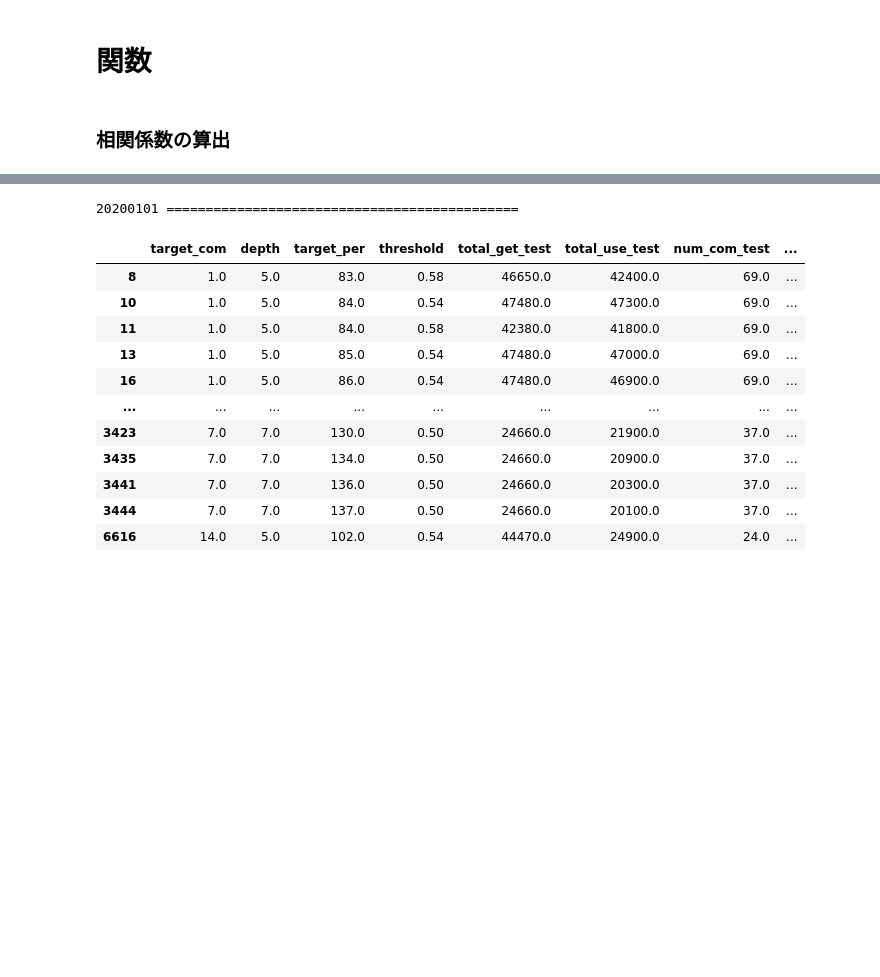
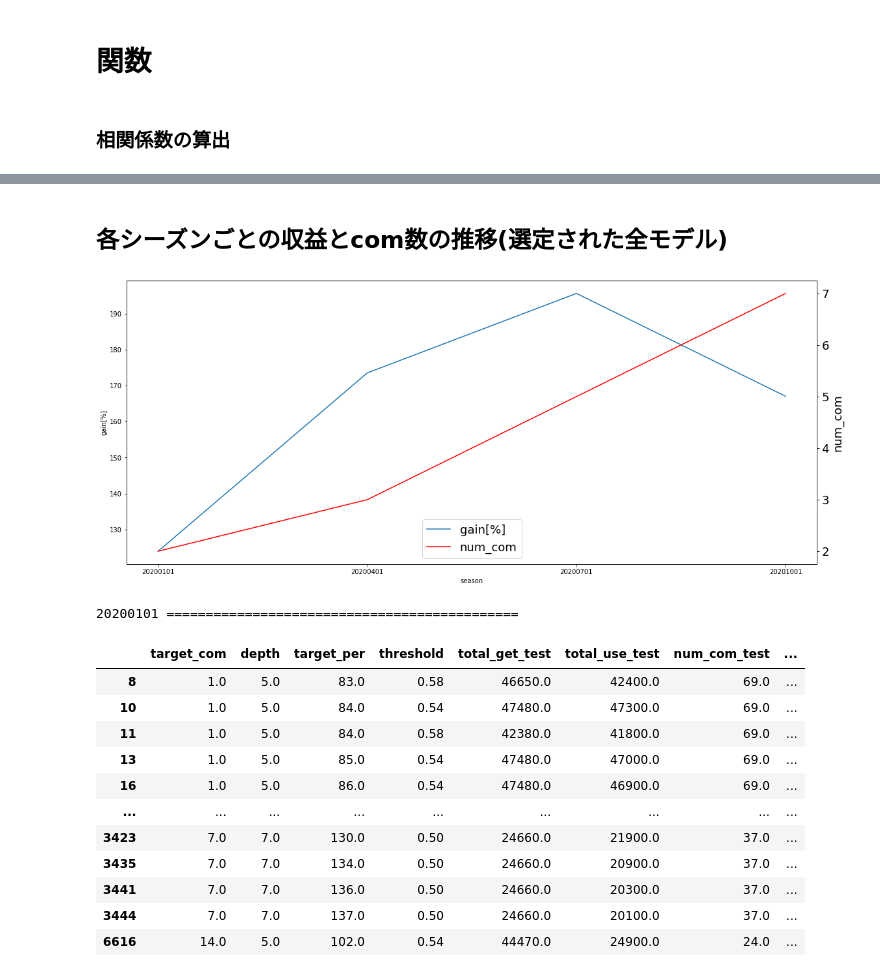
Before and after one commit to akibin0219/boatrace_bot_factry, a Jupyter notebook: analysis/V4_model_analysis.ipynb, the cells around one changed output, grey strips where cells are left out. Drawn from its saved outputs; the diff is of its cells as text; code cells hidden in the pictures; blank space fills up the shorter version.

Commit message:
'V4_2_modelanalysis_added'

```diff
--- a/analysis/V4_model_analysis.ipynb
+++ b/analysis/V4_model_analysis.ipynb
@@ -97,7 +143,7 @@ feature_weights
 # 芦屋だけでひとまず機能を完成させる
 #きめのパラメータ
 place_name='asiya'
-plus_m_th=3
+plus_m_th=2
 num_hit_th=5
 version='V4_2'
 mode='asiya_model_score_'
@@ -107,8 +153,8 @@ totol_analysis_df=pd.read_csv(csv_path, encoding='utf_8_sig')
 totol_analysis_df=totol_analysis_df.drop(["Unnamed: 0"],axis=1)
 
 #閾値の取得
-#th_s=totol_analysis_df[totol_analysis_df['num_plus_com_mean']>3].sort_values('minus_model_per_mean').iloc[0]
-th_s=totol_analysis_df[(totol_analysis_df['num_plus_com_mean']>3) & (totol_analysis_df['num_hit_th']>=10)].sort_values('minus_model_per_mean').iloc[0]
+th_s=totol_analysis_df[totol_analysis_df['num_plus_com_mean']>plus_m_th].sort_values('minus_model_per_mean').iloc[0]
+#th_s=totol_analysis_df[(totol_analysis_df['num_plus_com_mean']>3) & (totol_analysis_df['num_hit_th']>=10)].sort_values('minus_model_per_mean').iloc[0]
 select_model_df=pd.DataFrame()
 #閾値にあてはまった　モデルたちがどんな奴らなのかを確認する
 for i in range(4):
@@ -123,11 +169,11 @@ for i in range(4):
     selected_m=selected_m[selected_m['gain_std_test']<=th_s["gain_std_th"]].copy()
     selected_m=selected_m[selected_m['buy_hit_per_test']>=th_s["hit_per_th"]].copy()
     selected_m=selected_m[selected_m['buy_hit_per_std_test']<=th_s["hit_std_th"]].copy()
-    selected_m=selected_m[selected_m['num_hit_test']>=th_s["num_hit_th "]].copy()#的中した予測の数で切り捨てる,これも可変していく方針に変更した
+    selected_m=selected_m[selected_m['num_hit_test']>=th_s["num_hit_th"]].copy()#的中した予測の数で切り捨てる,これも可変していく方針に変更した
     print(now_ym,'=============================================')
     display(selected_m)
     select_model_df=pd.concat([select_model_df, selected_m], axis=0)#きめのパラメータで切り落としたので結合
     #偏差値評価を用いた実際に使用するモデルの切り抜き
     model_score_df=add_std_score(select_model_df)
     use_models=select_use_model(model_score_df)
-    use_models.to_csv('csv/use_model_df_{}.csv'.format()now
+    use_models.to_csv('csv/use_model_df_{}.csv'.format(now_ym))
@@ -134 +278,24 @@ for i in range(4):
+# %% [markdown]
+## 各シーズンごとの収益とcom数の推移(選定された全モデル)
+# %%
+gain_arr=[0]*4
+n_com_arr=[0]*4
+date_arr=[0]*4
+for i in range(4):
+    now_ym=datetime.datetime(year=2020, month=1+(i*3),day=1).strftime('%Y%m%d')
+    dir_path='csv/use_model_df_{}.csv'.format(now_ym)
+    use_models=pd.read_csv(dir_path, encoding='utf_8_sig')
+    #display(use_models)
+    s_t_use=use_models['total_use_final'].sum()
+    s_t_get=use_models['total_get_final'].sum()
+    s_gain=(s_t_get/s_t_use)*100
+    gain_arr[i]=s_gain
+    n_com_arr[i]=len(use_models)
+    date_arr[i]=now_ym
+x_n='season'
+y1_n='gain[%]'
+y2_n='num_com'
+twin_plt(date_arr,gain_arr,n_com_arr,x_n,y1_n,y2_n)
+# %% [output]
+[figure, added]
 # %%
```
Also changed, not shown: parts of 5 cells of this notebook, 7 other files.
